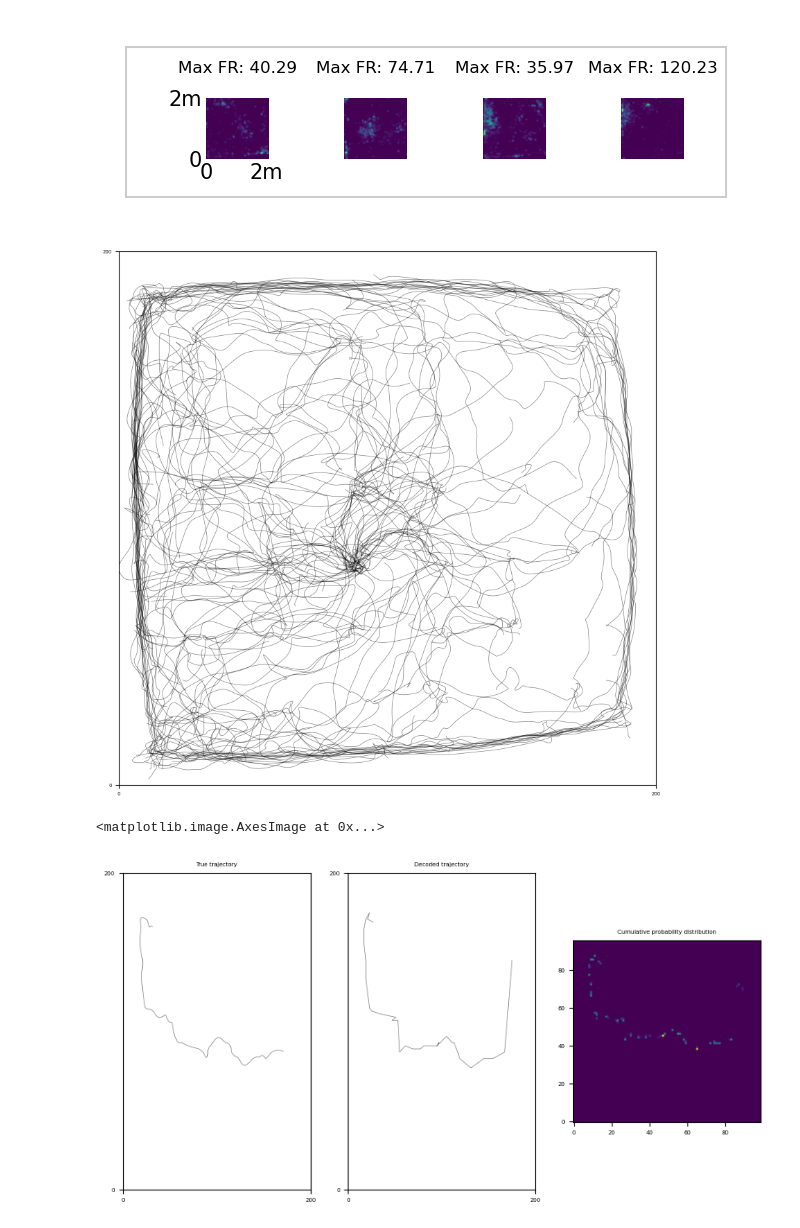
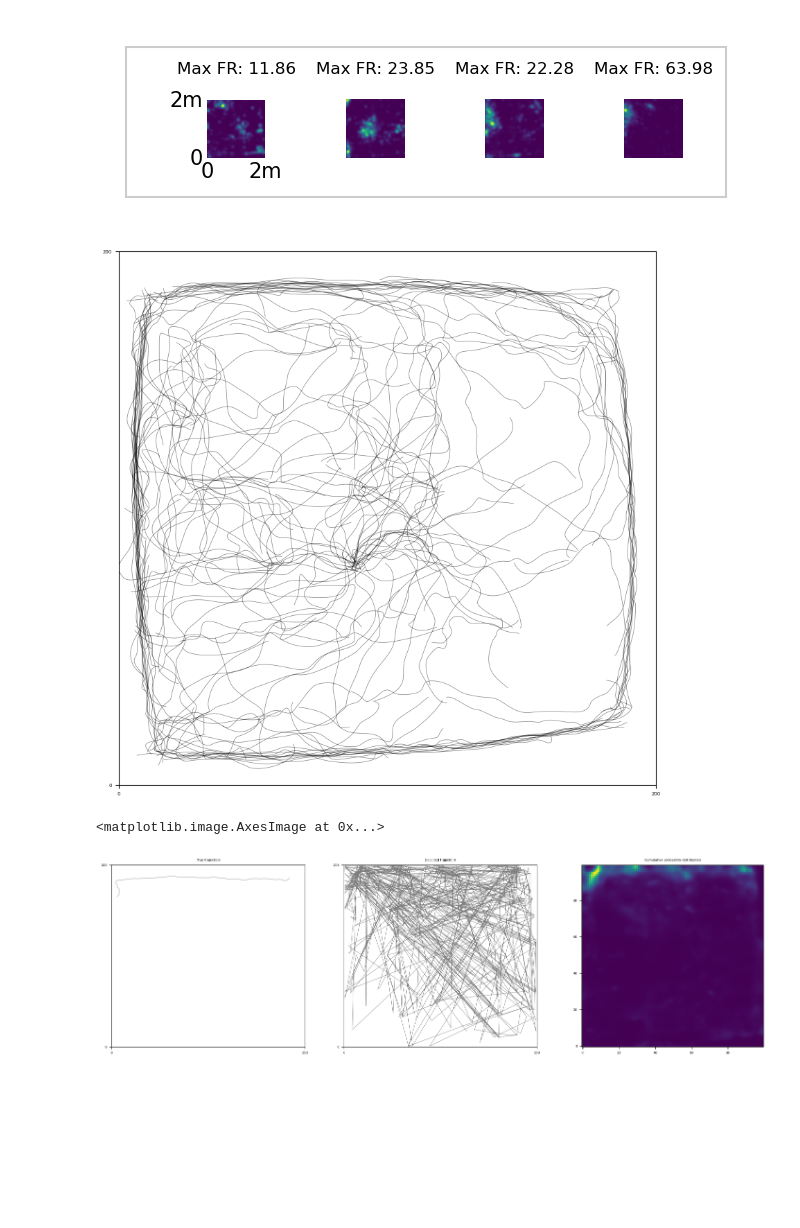
Before and after one commit to Zhang-CNL/PO-OU, a Jupyter notebook: notebooks/rewrite_test.ipynb, the cells around one changed output. Cells and saved outputs as stored; diff of their text form; code cells hidden in the pictures; blank space fills up the shorter version.

```diff
--- a/notebooks/rewrite_test.ipynb
+++ b/notebooks/rewrite_test.ipynb
@@ -19,7 +17,7 @@ ModuleNotFoundError: No module named 'hippocampalseq.utils.data'
 # %%
-time_window_ms = 250
+time_window_ms = 20
 time_window_s  = time_window_ms / 1000
-time_window_advance_ms = time_window_ms
+time_window_advance_ms = 5#time_window_ms
 time_window_advance_s = time_window_advance_ms / 1000
 bin_size = 2
 
@@ -35,6 +33,7 @@ results_path = f"../results/{rat_name}/{track_type}{session}"
     raw_spikes,
     running_spike_info,
     running_spikes,
+    ripple_intervals,
     excitatory_neurons,
     inhibitory_neurons,
 ) = hsep.load_clean_data(
@@ -50,9 +49,10 @@ place_fields, place_cell_ids = hsep.calculate_placefields(
     running_spike_info,
     running_spikes,
     excitatory_neurons,
-    #environment_size=(0,0,200,200),
-    environment_size=None,
+    environment_size=(0,0,200,200),
+    #environment_size=None,
     track_type='Open',
-    posterior=False
+    posterior=False,
+    velocity_cutoff=10.0
 )
 # %% [output]
@@ -74,20 +70,21 @@ if place_fields.shape[-1] == 1:
 else:
     hsepl.plot_open_placefields(place_fields, pfs=[0,1,2,3])
 # %% [output]
-[figure, old version]
+[figure, new version]
 # %%
 true_trajectories, spikemats = hsep.process_theta(
     running_position,
     running_spikes,
     place_cell_ids,
     time_window_ms=time_window_ms,
-    time_window_advance_ms=time_window_advance_ms
+    time_window_advance_ms=time_window_advance_ms,
+    velocity_cutoff=10.0
 )
 # %%
 plt.figure(figsize=(10,10))
-hse.plot_trajectories(true_trajectories)
+hsepl.plot_trajectories(true_trajectories)
 # %% [output]
-[figure, old version]
+[figure, new version]
 # %%
 decoder = hsem.BayesianMAP(place_fields, time_window_s, bin_size)
 results = decoder.fit(spikemats,)
@@ -95,16 +92,16 @@ decoded_trajectory = results.trajectories
 cum_prob = results.cumulative_probabilities
 # %%
 num = 76
-plt.figure(figsize=(10,5))
+plt.figure(figsize=(18,5))
 plt.subplot(1,3,1)
 plt.title("True trajectory")
-hse.plot_trajectories([true_trajectories[num]])
+hsepl.plot_trajectories([true_trajectories[num]])
 plt.subplot(1,3,2)
 plt.title("Decoded trajectory")
-hse.plot_trajectories([decoded_trajectory[num]])
+hsepl.plot_trajectories([decoded_trajectory[num]])
 plt.subplot(1,3,3)
 plt.title("Cumulative probability distribution")
 plt.imshow(cum_prob[num], origin='lower')
 # %% [output]
 <matplotlib.image.AxesImage at 0x...>
-[figure, old version]
+[figure, new version]
```
Also changed, not shown: parts of 5 cells of this notebook, 6 other files.
